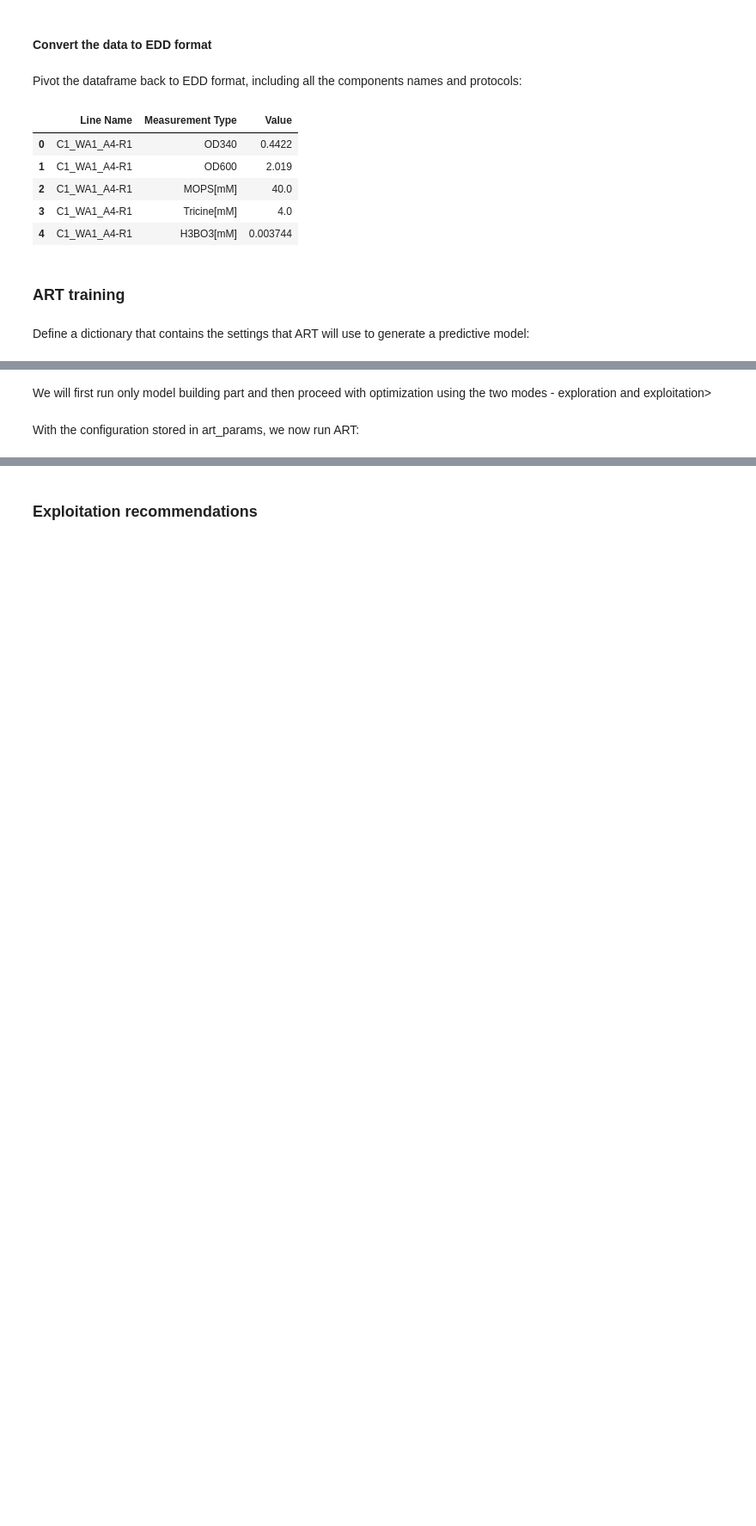
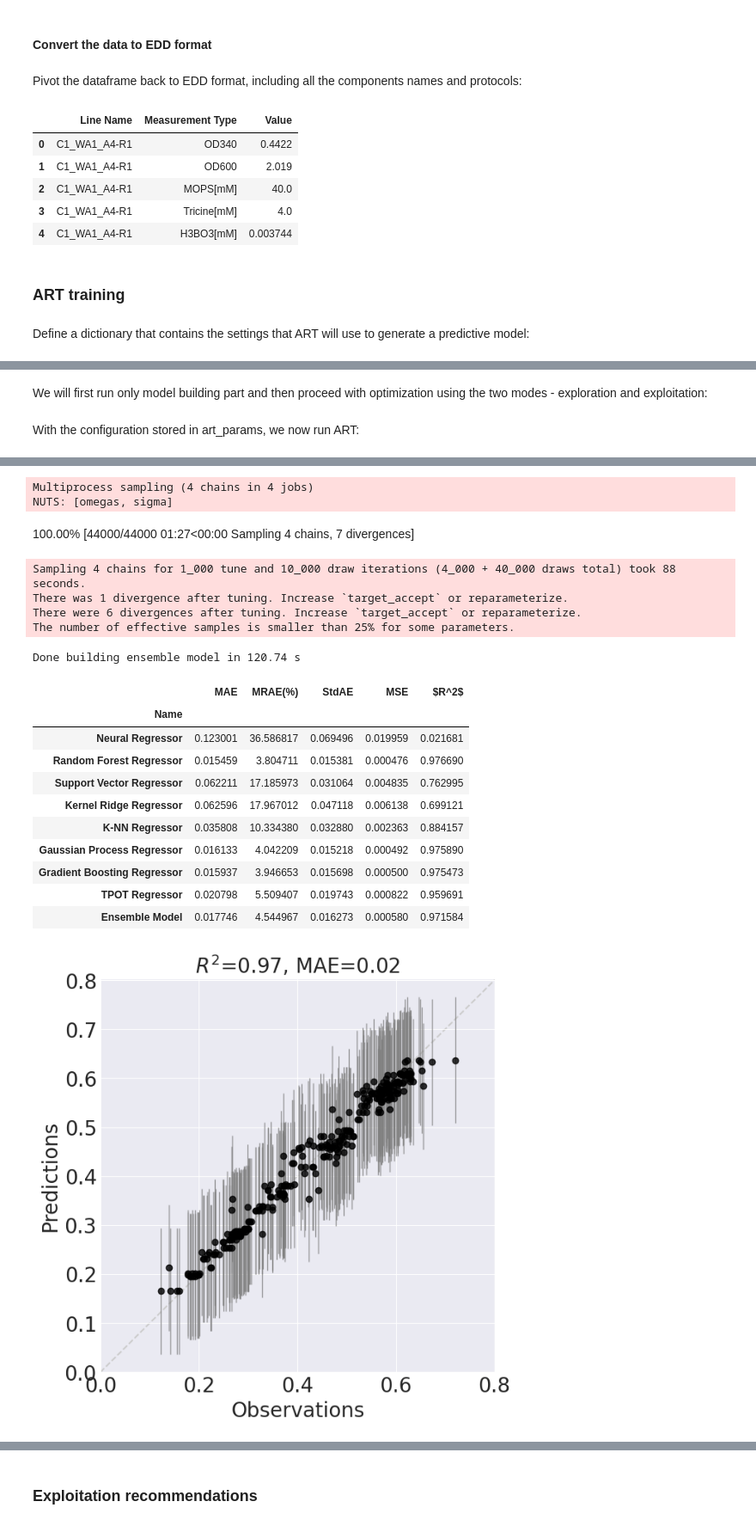
Before and after one commit to JBEI/Flaviolin_media_opt_C1, a Jupyter notebook: notebooks/DBTL7_LH+ART_Media_Designs.ipynb, the cells around one changed output, grey strips where cells are left out. Shown at 86% size. Cells and saved outputs as stored; diff of their text form; code cells hidden in the pictures; blank space fills up the shorter version.

```diff
--- a/notebooks/DBTL7_LH+ART_Media_Designs.ipynb
+++ b/notebooks/DBTL7_LH+ART_Media_Designs.ipynb
@@ -363,13 +370,13 @@ Define a dictionary that contains the settings that ART will use to generate a p
 art_params = {
     'input_vars': user_params['components'],
     'response_vars': [user_params['response']],
-    'bounds_file': user_params['bounds_file'], # file with bounds# input variables, i.e. features
+    'bounds': utils.read_table(user_params['bounds_file']), # file with bounds# input variables, i.e. features
     'seed': 10,                                           # seed for number random generator
-    'cross_val': True,
+    # 'cross_val': True,
     'recommend': False,
-    'output_directory': user_params['output_file_path'],  # directory to store this output
+    'output_dir': user_params['output_file_path'],  # directory to store this output
     'scale_input_vars': True,
     'verbose': 1,
-    'num_tpot_models': 4,
+    'num_tpot_models': 1,
     'max_mcmc_cores': 10
 }
@@ -376,5 +385,7 @@ art_params = {
+# %%
+art_params['bounds'] = art_params['bounds'].drop(index=[0,1,16])
 # %% [markdown]
-We will first run only model building part and then proceed with optimization using the two modes - exploration and exploitation>
+We will first run only model building part and then proceed with optimization using the two modes - exploration and exploitation:
 # %%
 user_params['alpha_exploit'] = None
 
@@ -388,6 +399,6 @@ run_art = False
 if run_art:
     art = RecommendationEngine(df_stacked, **art_params)
 else:
-    with open(os.path.join(art_params['output_directory'], 'art_4tpots.pkl'), 'rb') as output:
+    with open(os.path.join(art_params['output_dir'], 'art_4tpots.pkl'), 'rb') as output:
         art = pickle.load(output)
 # %% [output]
@@ -395,0 +410,20 @@ Wall time: 1.86 s
+Multiprocess sampling (4 chains in 4 jobs)
+NUTS: [omegas, sigma]
+100.00% [44000/44000 01:27<00:00 Sampling 4 chains, 7 divergences]
+Sampling 4 chains for 1_000 tune and 10_000 draw iterations (4_000 + 40_000 draws total) took 88 seconds.
+There was 1 divergence after tuning. Increase `target_accept` or reparameterize.
+There were 6 divergences after tuning. Increase `target_accept` or reparameterize.
+The number of effective samples is smaller than 25% for some parameters.
+Done building ensemble model in 120.74 s
+|  | MAE | MRAE(%) | StdAE | MSE | $R^2$ |
+| Name |  |  |  |  |  |
+| Neural Regressor | 0.123001 | 36.586817 | 0.069496 | 0.019959 | 0.021681 |
+| Random Forest Regressor | 0.015459 | 3.804711 | 0.015381 | 0.000476 | 0.976690 |
+| Support Vector Regressor | 0.062211 | 17.185973 | 0.031064 | 0.004835 | 0.762995 |
+| Kernel Ridge Regressor | 0.062596 | 17.967012 | 0.047118 | 0.006138 | 0.699121 |
+| K-NN Regressor | 0.035808 | 10.334380 | 0.032880 | 0.002363 | 0.884157 |
+| Gaussian Process Regressor | 0.016133 | 4.042209 | 0.015218 | 0.000492 | 0.975890 |
+| Gradient Boosting Regressor | 0.015937 | 3.946653 | 0.015698 | 0.000500 | 0.975473 |
+| TPOT Regressor | 0.020798 | 5.509407 | 0.019743 | 0.000822 | 0.959691 |
+| Ensemble Model | 0.017746 | 4.544967 | 0.016273 | 0.000580 | 0.971584 |
+[figure, added]
```
Also changed, not shown: parts of 34 cells of this notebook, 21 other files.
